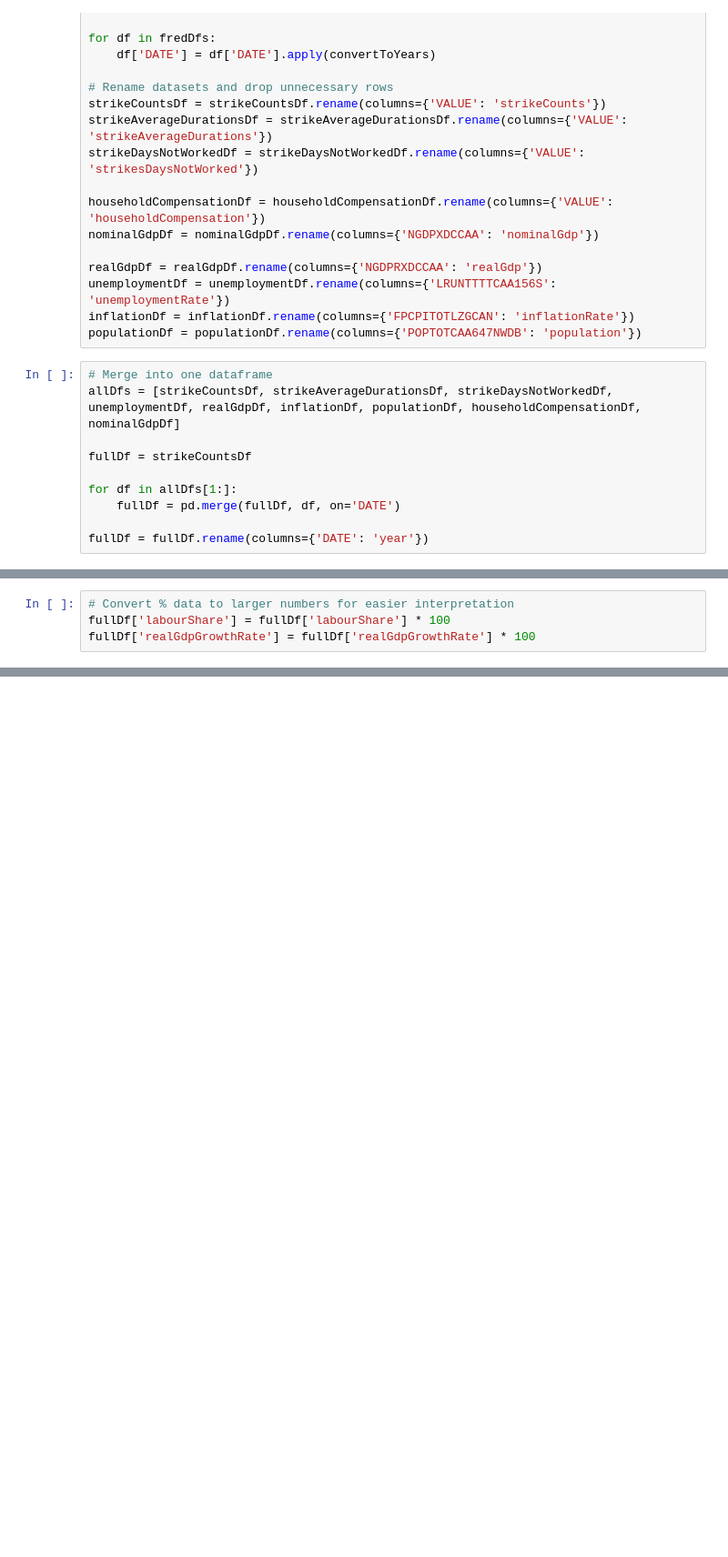
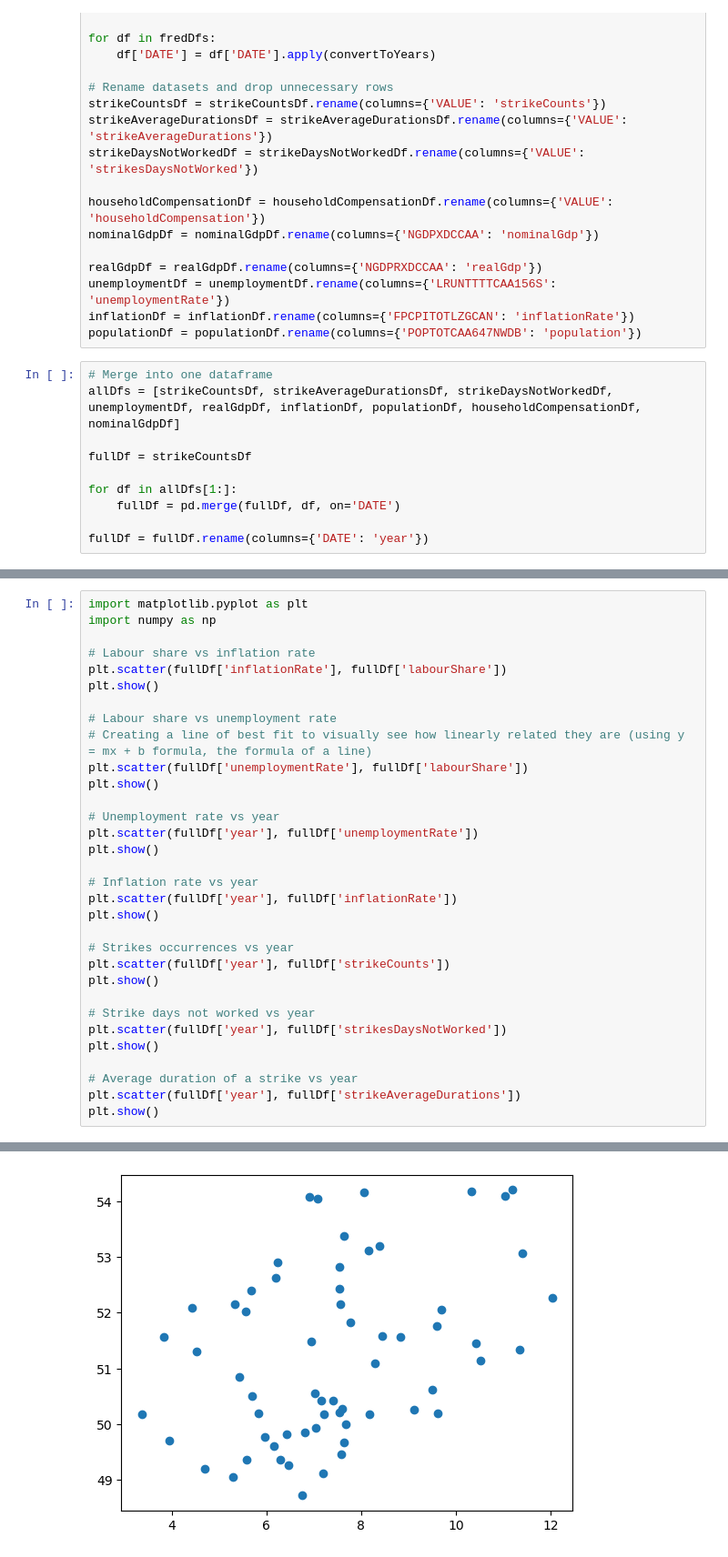
Before and after one commit to Isss11/inflation-targeting-labour-strikes-analysis, a Jupyter notebook: empiricalAnalysis.ipynb, the cells around one changed output, grey strips where cells are left out. Shown at 91% size. Cells and saved outputs as stored; diff of their text form; blank space fills up the shorter version.

```diff
--- a/empiricalAnalysis.ipynb
+++ b/empiricalAnalysis.ipynb
@@ -90,4 +94,33 @@ fullDf = fullDf.drop(columns=['nominalGdp', 'householdCompensation', 'realGdp'])
-# %%
-# Convert % data to larger numbers for easier interpretation
-fullDf['labourShare'] = fullDf['labourShare'] * 100
-fullDf['realGdpGrowthRate'] = fullDf['realGdpGrowthRate'] * 100
+# %%
+import matplotlib.pyplot as plt
+import numpy as np
+
+# Labour share vs inflation rate
+plt.scatter(fullDf['inflationRate'], fullDf['labourShare'])
+plt.show()
+
+# Labour share vs unemployment rate
+# Creating a line of best fit to visually see how linearly related they are (using y = mx + b formula, the formula of a line)
+plt.scatter(fullDf['unemploymentRate'], fullDf['labourShare'])
+plt.show()
+
+# Unemployment rate vs year
+plt.scatter(fullDf['year'], fullDf['unemploymentRate'])
+plt.show()
+
+# Inflation rate vs year
+plt.scatter(fullDf['year'], fullDf['inflationRate'])
+plt.show()
+
+# Strikes occurrences vs year
+plt.scatter(fullDf['year'], fullDf['strikeCounts'])
+plt.show()
+
+# Strike days not worked vs year
+plt.scatter(fullDf['year'], fullDf['strikesDaysNotWorked'])
+plt.show()
+
+# Average duration of a strike vs year
+plt.scatter(fullDf['year'], fullDf['strikeAverageDurations'])
+plt.show()
+# %% [output]
@@ -93,0 +128 @@ fullDf['realGdpGrowthRate'] = fullDf['realGdpGrowthRate'] * 100
+[figure, added]
```
Also changed, not shown: parts of 7 cells of this notebook.
